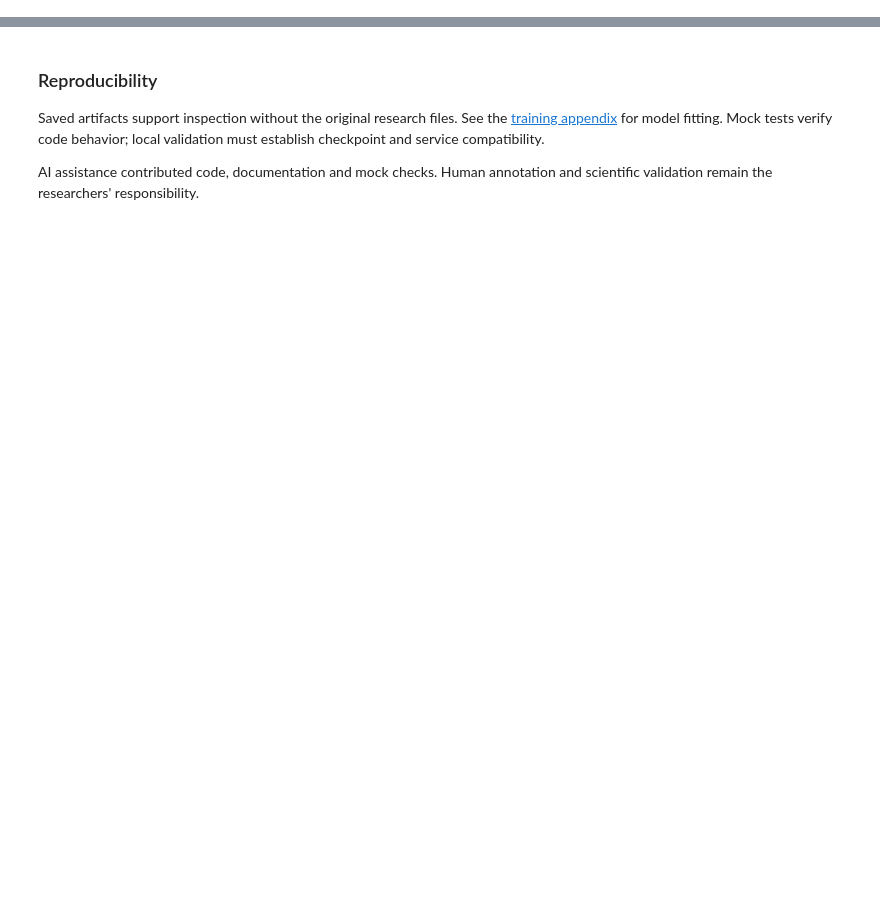
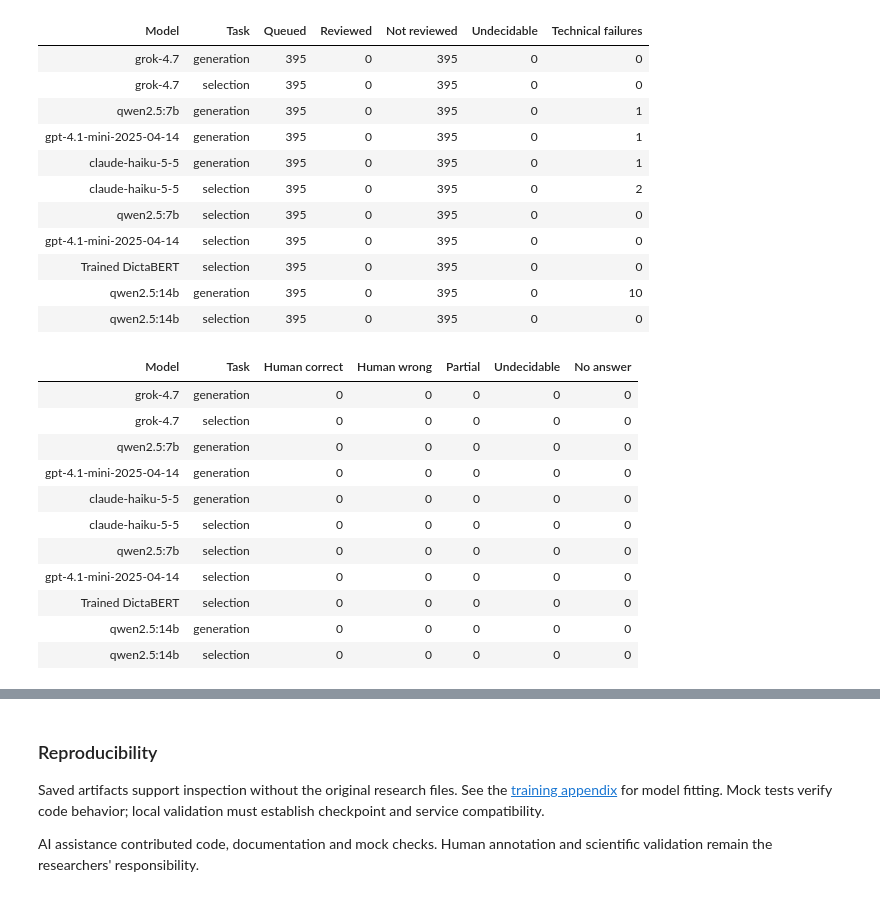
Before and after one commit to BenCarmel123/hebrew-acronym-disambiguation, a Jupyter notebook: notebooks/experimental_study.ipynb, the cells around one changed output, grey strips where cells are left out. Saved outputs shown, nothing was run; the diff lists cells and outputs as text; code cells hidden in the pictures; blank space fills up the shorter version.

Commit message:
Publish portable test results and executed study notebook

```diff
--- a/notebooks/experimental_study.ipynb
+++ b/notebooks/experimental_study.ipynb
@@ -34,0 +328,75 @@ settings = dict(
+# %%
+if RUN_SAVED_TEST_ANALYSIS:
+    from hebrew_acronyms.test_review_export import review_coverage
+    REVIEW_DIRECTORIES = [
+        "human-review-xai-test-20261009",
+        "human-review-test-20261009", "human-review-dictabert-test-20261009",
+        "human-review-qwen14-test-20261009",
+    ]
+    coverage_bundles = []
+    for directory in REVIEW_DIRECTORIES:
+        review_root = SAVED_ARTIFACTS / directory
+        if (review_root / "review-data.json").exists():
+            coverage_bundles.append((directory, review_coverage(
+                review_root / "review-data.json", review_root / "annotations.json")))
+        else:
+            print("Review input missing:", directory)
+    if coverage_bundles:
+        coverage_rows = [row for _, coverage in coverage_bundles for row in coverage["rows"]]
+        review_runs = [(r["run_id"], r["task"]) for r in coverage_rows]
+        if len(review_runs) != len(set(review_runs)):
+            raise ValueError("Overlapping human-review cohorts would duplicate coverage")
+        human_model_names = {m["system"]: m["model"] for m in test_comparison["models"]}
+        human_model_names["dictabert"] = "Trained DictaBERT"
+        human_rows = [r | {
+            "model": human_model_names.get(r["system"].rsplit("_", 1)[0], r["system"]),
+            "nonpositive_coverage": f"{r['automatic_nonpositive_reviewed']}/{r['automatic_nonpositive_total']}",
+            "positive_coverage": f"{r['automatic_positive_reviewed']}/{r['automatic_positive_total']}",
+        } for r in coverage_rows]
+        display(HTML(result_table(human_rows, {
+            "model": "Model", "task": "Task", "total": "Queued",
+            "reviewed": "Reviewed", "not_reviewed": "Not reviewed",
+            "human_undecidable": "Undecidable", "technical_failures": "Technical failures",
+        })))
+        display(HTML(result_table(human_rows, {
+            "model": "Model", "task": "Task", "human_correct": "Human correct",
+            "human_wrong": "Human wrong", "human_partial": "Partial",
+            "human_undecidable": "Undecidable", "human_no_answer": "No answer",
+        })))
+        display(HTML(result_table(human_rows, {
+            "model": "Model", "task": "Task",
+            "nonpositive_coverage": "Nonpositives reviewed / all",
+            "positive_coverage": "Positives reviewed / all",
+            "automatic_nonpositive_human_correct": "Automatic nonpositive / human correct",
+            "automatic_positive_human_wrong": "Automatic positive / human wrong",
+        })))
+        for directory, coverage in coverage_bundles:
+            print(directory, "— judgment file included:", coverage["annotations_present"])
+            print("Pace estimate:", coverage["pace"] or "Fewer than 20 completed timed reviews; no estimate.")
+    else:
+        print("Human-review input and judgments are not included in this bundle; coverage is not established.")
+# %% [output]
+| Model | Task | Queued | Reviewed | Not reviewed | Undecidable | Technical failures |
+| grok-4.7 | generation | 395 | 0 | 395 | 0 | 0 |
+| grok-4.7 | selection | 395 | 0 | 395 | 0 | 0 |
+| qwen2.5:7b | generation | 395 | 0 | 395 | 0 | 1 |
+| gpt-4.1-mini-2025-04-14 | generation | 395 | 0 | 395 | 0 | 1 |
+| claude-haiku-5-5 | generation | 395 | 0 | 395 | 0 | 1 |
+| claude-haiku-5-5 | selection | 395 | 0 | 395 | 0 | 2 |
+| qwen2.5:7b | selection | 395 | 0 | 395 | 0 | 0 |
+| gpt-4.1-mini-2025-04-14 | selection | 395 | 0 | 395 | 0 | 0 |
+| Trained DictaBERT | selection | 395 | 0 | 395 | 0 | 0 |
+| qwen2.5:14b | generation | 395 | 0 | 395 | 0 | 10 |
+| qwen2.5:14b | selection | 395 | 0 | 395 | 0 | 0 |
+| Model | Task | Human correct | Human wrong | Partial | Undecidable | No answer |
+| grok-4.7 | generation | 0 | 0 | 0 | 0 | 0 |
+| grok-4.7 | selection | 0 | 0 | 0 | 0 | 0 |
+| qwen2.5:7b | generation | 0 | 0 | 0 | 0 | 0 |
+| gpt-4.1-mini-2025-04-14 | generation | 0 | 0 | 0 | 0 | 0 |
+| claude-haiku-5-5 | generation | 0 | 0 | 0 | 0 | 0 |
+| claude-haiku-5-5 | selection | 0 | 0 | 0 | 0 | 0 |
+| qwen2.5:7b | selection | 0 | 0 | 0 | 0 | 0 |
+| gpt-4.1-mini-2025-04-14 | selection | 0 | 0 | 0 | 0 | 0 |
+| Trained DictaBERT | selection | 0 | 0 | 0 | 0 | 0 |
+| qwen2.5:14b | generation | 0 | 0 | 0 | 0 | 0 |
+| qwen2.5:14b | selection | 0 | 0 | 0 | 0 | 0 |
```
Also changed, not shown: parts of 55 cells of this notebook, 59 other files.
